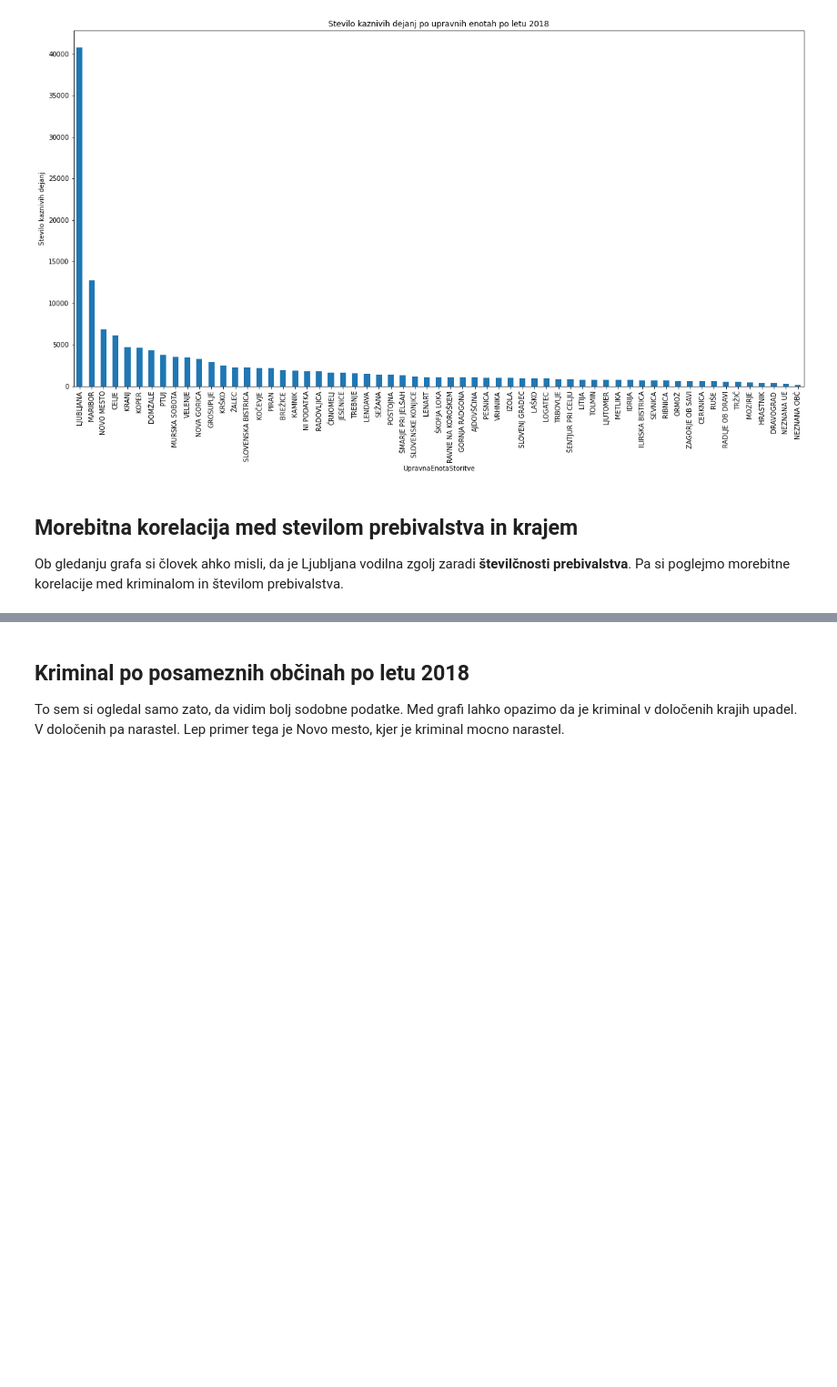
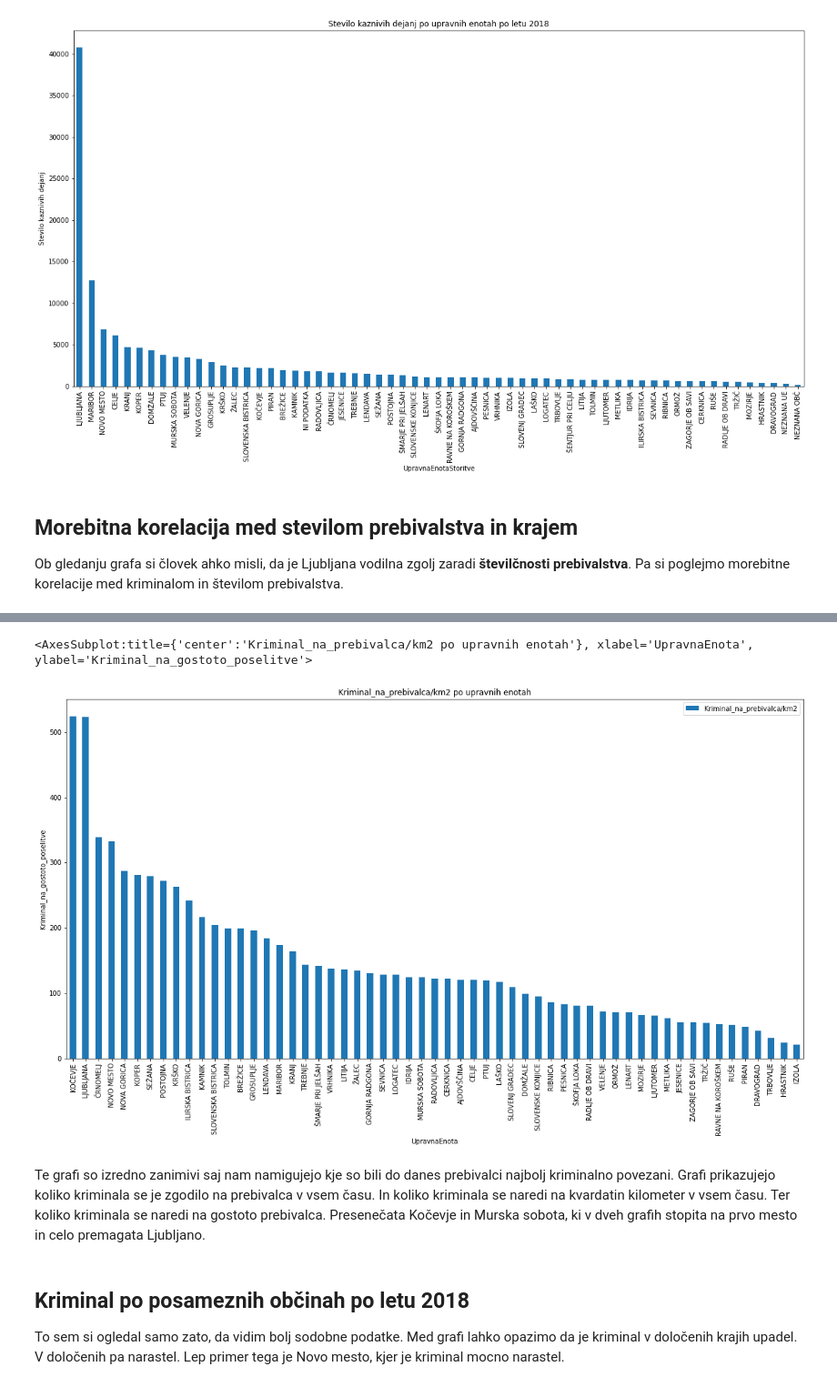
Before and after one commit to Nik-tech-cloud/PR22NGAMZ, a Jupyter notebook: seminar.ipynb, the cells around one changed output, grey strips where cells are left out. Shown at 91% size. Cells and saved outputs as stored; diff of their text form; code cells hidden in the pictures; blank space fills up the shorter version.

```diff
--- a/seminar.ipynb
+++ b/seminar.ipynb
@@ -419,3 +469,25 @@ ModuleNotFoundError: No module named 'BeautifulSoup'
+# %%
+df = pd.DataFrame(full_KD.groupby(['UpravnaEnotaStoritve']).size().sort_values(ascending=False))
+df.reset_index(inplace=True)
+df.rename(columns={0: 'SteviloKriminala'}, inplace=True)
+for index, row in df.iterrows():
+    if  row['UpravnaEnotaStoritve'] in slovar:
+        df.at[index, 'SteviloKriminala'] = int(row['SteviloKriminala'])/float(slovar[row['UpravnaEnotaStoritve']][2])
+    else:
+        df.drop(index, inplace=True)
+
+df.sort_values(by=['SteviloKriminala'], ascending=False, inplace=True)
+df.rename(columns={'SteviloKriminala': 'Kriminal_na_prebivalca/km2'}, inplace=True)
+df.rename(columns={'UpravnaEnotaStoritve': 'UpravnaEnota'}, inplace=True)
+
+
+#plt.bar(df['UpravnaEnota'], df['Kriminal_na_km2'], color="blue")
+df.plot(kind='bar', ylabel='Kriminal_na_gostoto_poselitve',x='UpravnaEnota', title='Kriminal_na_prebivalca/km2 po upravnih enotah', figsize=(20,10))
+# %% [output]
+<AxesSubplot:title={'center':'Kriminal_na_prebivalca/km2 po upravnih enotah'}, xlabel='UpravnaEnota', ylabel='Kriminal_na_gostoto_poselitve'>
+[figure, added]
+# %% [markdown]
+Te grafi so izredno zanimivi saj nam namigujejo kje so bili do danes prebivalci najbolj kriminalno povezani. Grafi prikazujejo koliko kriminala se je zgodilo na prebivalca v vsem času. In koliko kriminala se naredi na kvardatin kilometer v vsem času. Ter koliko kriminala se naredi na gostoto prebivalca. Presenečata Kočevje in Murska sobota, ki v dveh grafih stopita na prvo mesto in celo premagata Ljubljano.
 # %% [markdown]
 ## Kriminal po posameznih občinah po letu 2018
 To sem si ogledal samo zato, da vidim bolj sodobne podatke. Med grafi lahko opazimo da je kriminal v določenih krajih upadel. V določenih pa narastel. Lep primer tega je Novo mesto, kjer je kriminal mocno narastel.
```
Also changed, not shown: parts of 6 cells of this notebook, 1 other file.
